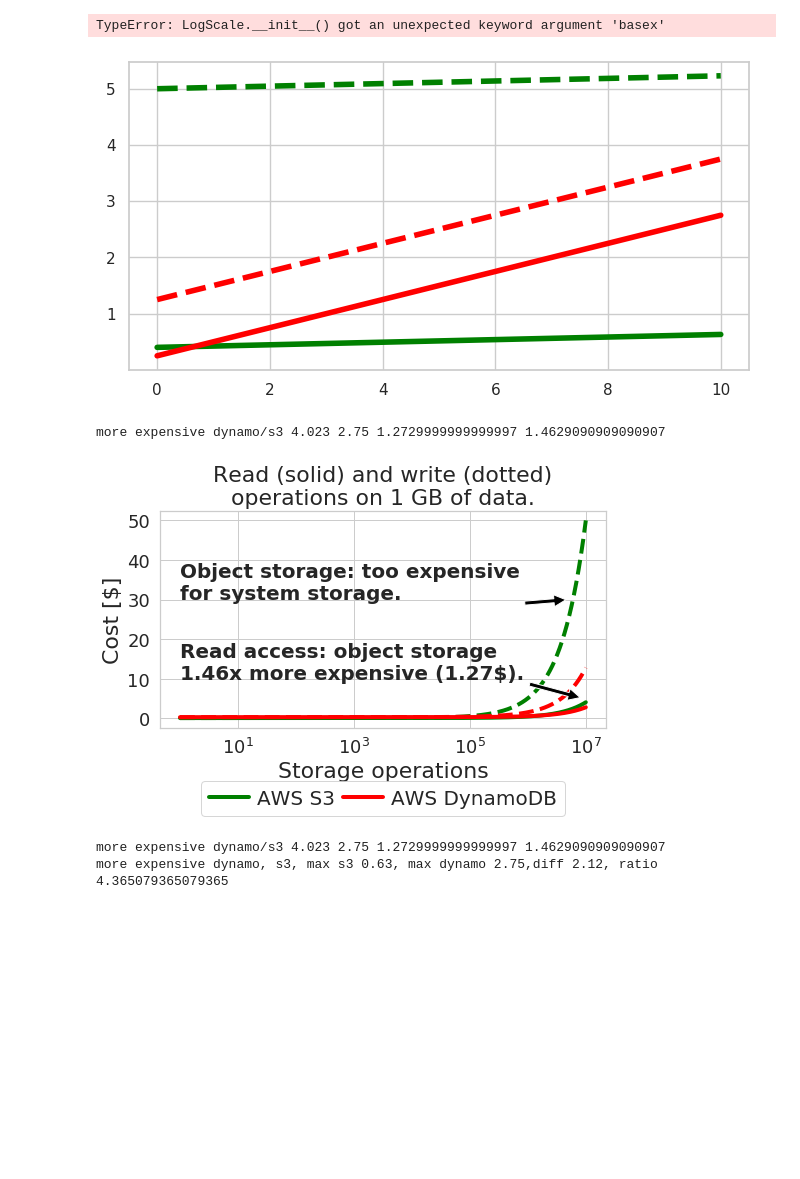
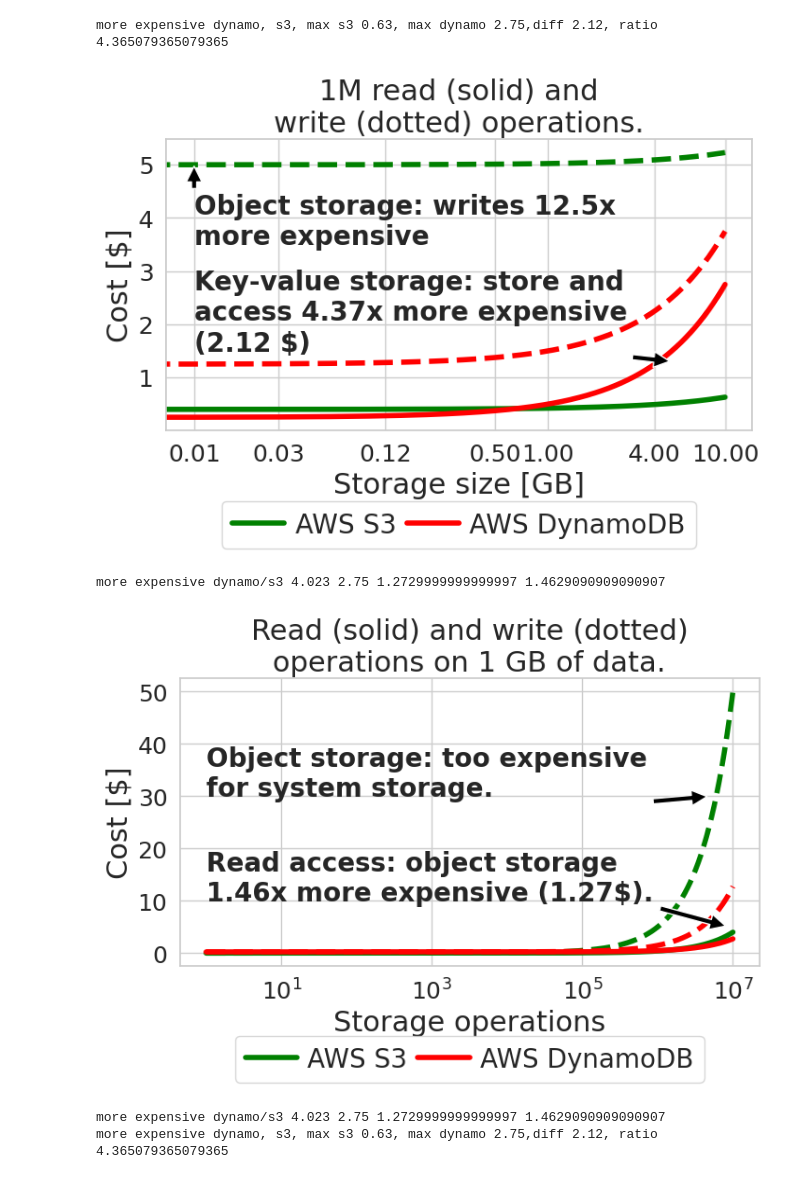
Before and after one commit to spcl/faaskeeper-paper-artifact, a Jupyter notebook: analysis/microbenchmark_storage/cost_plots.ipynb, the cells around one changed output. Saved outputs shown, nothing was run; the diff lists cells and outputs as text; code cells hidden in the pictures; blank space fills up the shorter version.

```diff
--- a/analysis/microbenchmark_storage/cost_plots.ipynb
+++ b/analysis/microbenchmark_storage/cost_plots.ipynb
@@ -63,7 +63,7 @@ max_read_dynamo = yrange[-1]
 yrange = list(map(lambda x: aws_dynamodb_write(x), xrange))
 ax.plot(xrange, yrange, color='red', linestyle='dashed', label='AWS DynamoDB', linewidth=4)
 
-ax.set_xscale("log", basex=2)
+ax.set_xscale("log", base=2)
 
 
 print(f'more expensive dynamo, s3, max s3 {max_read_s3}, max dynamo {max_read_dynamo},'
@@ -89,35 +89,35 @@ ax.xaxis.set_major_locator(ticker.FixedLocator(locs))
 ax.xaxis.set_major_formatter(ticker.FormatStrFormatter("%.2f"))
 
 ax.tick_params(axis='x', labelsize=18)
 ax.tick_params(axis='y', labelsize=18)
 #ax.set_yticks([4,5,6,10,20])
 #ax.yaxis.set_major_formatter(ticker.ScalarFormatter(useMathText=True))
 ax.set_xlabel('Storage size [GB]',fontsize=22)
 ax.set_ylabel('Cost [\$]',fontsize=22)
 ax.set_title('1M read (solid) and\nwrite (dotted) operations.', fontsize=22)
 
 
 ax.annotate('Object storage: writes 12.5x\nmore expensive', xy=(0.01, 5), xytext=(0.01, 3.5),
             fontsize=20, fontweight='bold', arrowprops=dict(facecolor='black', shrink=0.05)
 )
 
 ax.annotate('Key-value storage: store and\naccess 4.37x more expensive\n(2.12 $)', xy=(5.00, 1.3), xytext=(0.01, 1.5),
             fontsize=20, fontweight='bold', arrowprops=dict(facecolor='black', shrink=0.05)
 )
 
 
 handles, labels = ax.get_legend_handles_labels()
 handles = handles[0:3:2]
 labels = labels[0:3:2]
 #labels = ["RDMA, Median", "rFaaS Hot, Median", "rFaaS Warm, Median", "RDMA, P95", "rFaaS Hot, P95", "rFaaS Warm, P95", "RDMA, P99", "rFaaS Hot, P99", "rFaaS Warm, P99", "Ethernet, Mean","Ethernet, P90","Ethernet, P99"]
 #labels = ["RDMA", "rFaaS Hot", "rFaaS Warm", "_RDMA, P99", "_rFaaS Hot, P99", "_rFaaS Warm, P99", "OpenWhisk", "AWS Lambda"]
 #labels, handles = zip(*sorted(zip(labels, handles), key=lambda t: t[0]))
 ax.legend(handles, labels, ncol=5, bbox_to_anchor=(0.5, -0.45), loc='lower center', handletextpad=0.4, columnspacing=0.4, fontsize=20)
 
 plt.savefig("cost_storage.pdf",bbox_inches='tight',pad_inches = 0, transparent=False)
 # %% [output]
-TypeError: LogScale.__init__() got an unexpected keyword argument 'basex'
+more expensive dynamo, s3, max s3 0.63, max dynamo 2.75,diff 2.12, ratio 4.365079365079365
-[figure, old version]
+[figure, new version]
 # %%
 import pandas as pd
 import numpy as np
@@ -182,7 +182,7 @@ ax.plot(xrange, yrange, color='red', linestyle='dashed', label='AWS DynamoDB', l
 
 print('more expensive dynamo/s3', max_read_s3, max_read_dynamo, max_read_s3 - max_read_dynamo, max_read_s3 / max_read_dynamo)
 
-ax.set_xscale("log", basex=10)
+ax.set_xscale("log", base=10)
 #ax.set_yscale("log")
 
 #locs = [0.001, 0.01, 0.03, 0.12, 0.5, 1.0, 4.0, 10.0]
@@ -223,7 +223,7 @@ ax.legend(handles, labels, ncol=5, bbox_to_anchor=(0.5, -0.45), loc='lower cente
 plt.savefig("cost_ops.pdf",bbox_inches='tight',pad_inches = 0, transparent=False)
 # %% [output]
 more expensive dynamo/s3 4.023 2.75 1.2729999999999997 1.4629090909090907
-[figure, old version]
+[figure, new version]
 # %%
 import pandas as pd
 import numpy as np
```
Also changed, not shown: 5 other files.
